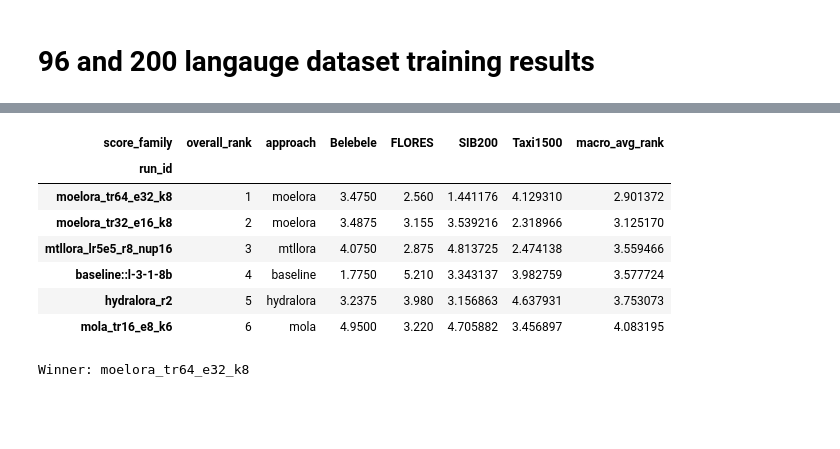
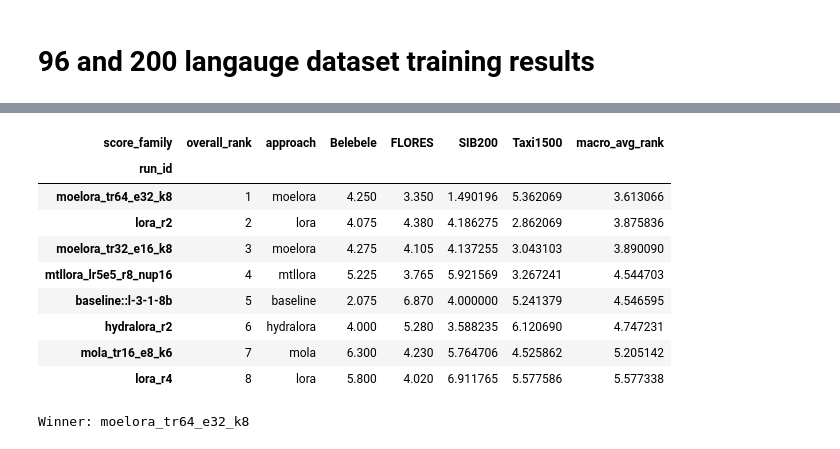
Before and after one commit to dice-group/moe-study, a Jupyter notebook: result_analysis/notebooks/moe_study_final_analysis.ipynb, the cells around one changed output, grey strips where cells are left out. Cells and saved outputs as stored; diff of their text form; code cells hidden in the pictures; blank space fills up the shorter version.

```diff
--- a/result_analysis/notebooks/moe_study_final_analysis.ipynb
+++ b/result_analysis/notebooks/moe_study_final_analysis.ipynb
@@ -1123,7 +1123,7 @@ def rank_final_panel(data):
     return ranking
 
 
-assert final_96_data.run_id.nunique() == 6
+assert final_96_data.run_id.nunique() == 8
 assert final_96_data.groupby("run_id").size().eq(249).all()
 
 final_96_ranking = rank_final_panel(final_96_data)
@@ -1144,11 +1144,13 @@ print("Winner:", final_96_ranking.index[0])
 | score_family | overall_rank | approach | Belebele | FLORES | SIB200 | Taxi1500 | macro_avg_rank |
 | run_id |  |  |  |  |  |  |  |
-| moelora_tr64_e32_k8 | 1 | moelora | 3.4750 | 2.560 | 1.441176 | 4.129310 | 2.901372 |
-| moelora_tr32_e16_k8 | 2 | moelora | 3.4875 | 3.155 | 3.539216 | 2.318966 | 3.125170 |
-| mtllora_lr5e5_r8_nup16 | 3 | mtllora | 4.0750 | 2.875 | 4.813725 | 2.474138 | 3.559466 |
-| baseline::l-3-1-8b | 4 | baseline | 1.7750 | 5.210 | 3.343137 | 3.982759 | 3.577724 |
-| hydralora_r2 | 5 | hydralora | 3.2375 | 3.980 | 3.156863 | 4.637931 | 3.753073 |
-| mola_tr16_e8_k6 | 6 | mola | 4.9500 | 3.220 | 4.705882 | 3.456897 | 4.083195 |
+| moelora_tr64_e32_k8 | 1 | moelora | 4.250 | 3.350 | 1.490196 | 5.362069 | 3.613066 |
+| lora_r2 | 2 | lora | 4.075 | 4.380 | 4.186275 | 2.862069 | 3.875836 |
+| moelora_tr32_e16_k8 | 3 | moelora | 4.275 | 4.105 | 4.137255 | 3.043103 | 3.890090 |
+| mtllora_lr5e5_r8_nup16 | 4 | mtllora | 5.225 | 3.765 | 5.921569 | 3.267241 | 4.544703 |
+| baseline::l-3-1-8b | 5 | baseline | 2.075 | 6.870 | 4.000000 | 5.241379 | 4.546595 |
+| hydralora_r2 | 6 | hydralora | 4.000 | 5.280 | 3.588235 | 6.120690 | 4.747231 |
+| mola_tr16_e8_k6 | 7 | mola | 6.300 | 4.230 | 5.764706 | 4.525862 | 5.205142 |
+| lora_r4 | 8 | lora | 5.800 | 4.020 | 6.911765 | 5.577586 | 5.577338 |
 Winner: moelora_tr64_e32_k8
 # %%
 # 200 languages
```
Also changed, not shown: parts of 5 cells of this notebook, 2 other files.
